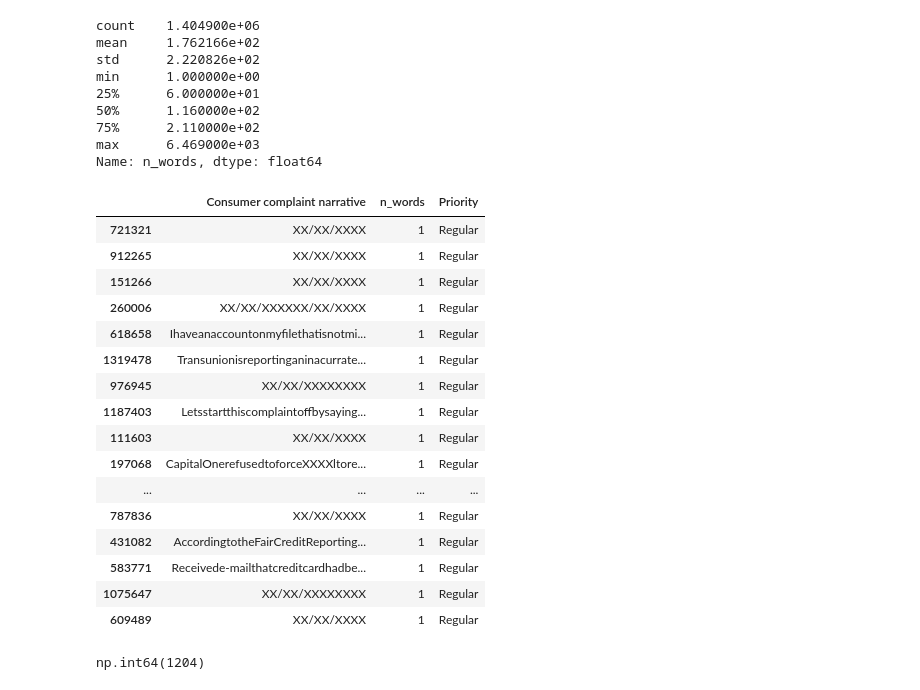
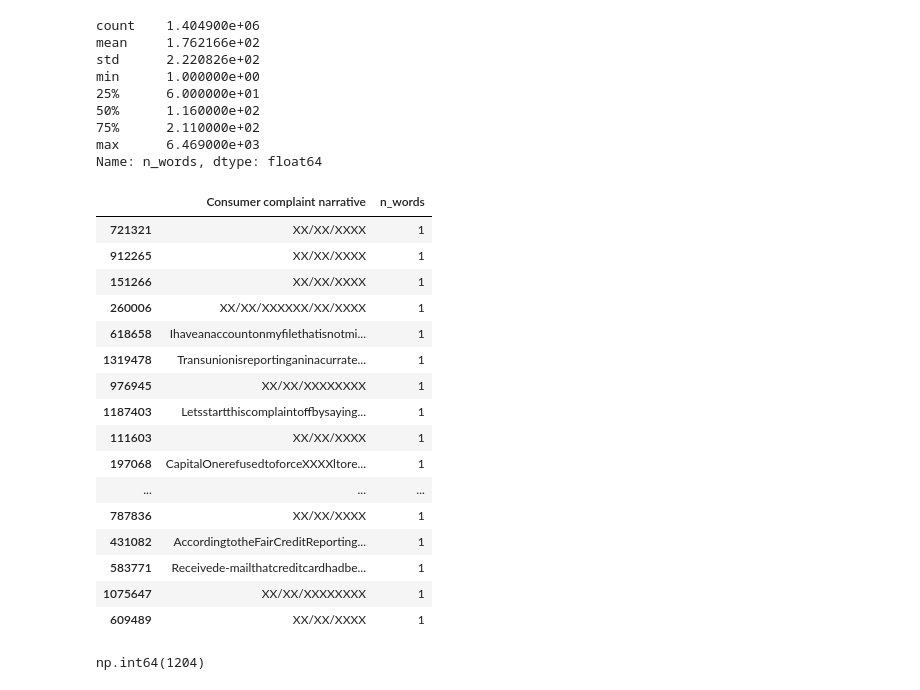
Before and after one commit to michael-demissie/complaint-routing-ml, a Jupyter notebook: notebooks/01_data_preparation.ipynb, the cells around one changed output. Drawn from its saved outputs; the diff is of its cells as text; code cells hidden in the pictures.

```diff
--- a/notebooks/01_data_preparation.ipynb
+++ b/notebooks/01_data_preparation.ipynb
@@ -118,39 +51,0 @@ Simple rule-based system to classify priority
-# %%
-import re
-
-def assign_priority(text):
-
-    if not isinstance(text, str):
-        return "Regular"
-
-    text = text.lower()
-
-    immediate_keywords = [
-        "account hacked",
-        "card stolen",
-        "phishing",
-        "scam"
-    ]
-
-    same_day_keywords = [
-        "identity theft",
-        "unauthorized charge",
-        "unauthorized transaction",
-        "billing error",
-        "incorrect charge",
-        "double charge",
-        "cannot access account",
-        "account locked"
-    ]
-
-    for word in immediate_keywords:
-        if word in text:
-            return "Immediate"
-
-    for word in same_day_keywords:
-        if word in text:
-            return "Same-day"
-
-    return "Regular"
-
-df["Priority"] = df["Consumer complaint narrative"].apply(assign_priority)
@@ -181,25 +68,25 @@ Name: n_words, dtype: float64
 # %%
 sorted_df = df.sort_values("n_words")
 # %%
-sorted_df[["Consumer complaint narrative", "n_words", "Priority"]].head(20)
+sorted_df[["Consumer complaint narrative", "n_words"]].head(20)
 # %% [output]
-|  | Consumer complaint narrative | n_words | Priority |
-| 721321 | XX/XX/XXXX | 1 | Regular |
-| 912265 | XX/XX/XXXX | 1 | Regular |
-| 151266 | XX/XX/XXXX | 1 | Regular |
-| 260006 | XX/XX/XXXXXX/XX/XXXX | 1 | Regular |
-| 618658 | Ihaveanaccountonmyfilethatisnotmi... | 1 | Regular |
-| 1319478 | Transunionisreportinganinacurrate... | 1 | Regular |
-| 976945 | XX/XX/XXXXXXXX | 1 | Regular |
-| 1187403 | Letsstartthiscomplaintoffbysaying... | 1 | Regular |
-| 111603 | XX/XX/XXXX | 1 | Regular |
-| 197068 | CapitalOnerefusedtoforceXXXXltore... | 1 | Regular |
-| ... | ... | ... | ... |
-| 787836 | XX/XX/XXXX | 1 | Regular |
-| 431082 | AccordingtotheFairCreditReporting... | 1 | Regular |
-| 583771 | Receivede-mailthatcreditcardhadbe... | 1 | Regular |
-| 1075647 | XX/XX/XXXXXXXX | 1 | Regular |
-| 609489 | XX/XX/XXXX | 1 | Regular |
+|  | Consumer complaint narrative | n_words |
+| 721321 | XX/XX/XXXX | 1 |
+| 912265 | XX/XX/XXXX | 1 |
+| 151266 | XX/XX/XXXX | 1 |
+| 260006 | XX/XX/XXXXXX/XX/XXXX | 1 |
+| 618658 | Ihaveanaccountonmyfilethatisnotmi... | 1 |
+| 1319478 | Transunionisreportinganinacurrate... | 1 |
+| 976945 | XX/XX/XXXXXXXX | 1 |
+| 1187403 | Letsstartthiscomplaintoffbysaying... | 1 |
+| 111603 | XX/XX/XXXX | 1 |
+| 197068 | CapitalOnerefusedtoforceXXXXltore... | 1 |
+| ... | ... | ... |
+| 787836 | XX/XX/XXXX | 1 |
+| 431082 | AccordingtotheFairCreditReporting... | 1 |
+| 583771 | Receivede-mailthatcreditcardhadbe... | 1 |
+| 1075647 | XX/XX/XXXXXXXX | 1 |
+| 609489 | XX/XX/XXXX | 1 |
 # %%
 (df["n_words"] < 5).sum()
 # %% [output]
```
Also changed, not shown: parts of 52 cells of this notebook, 6 other files.
